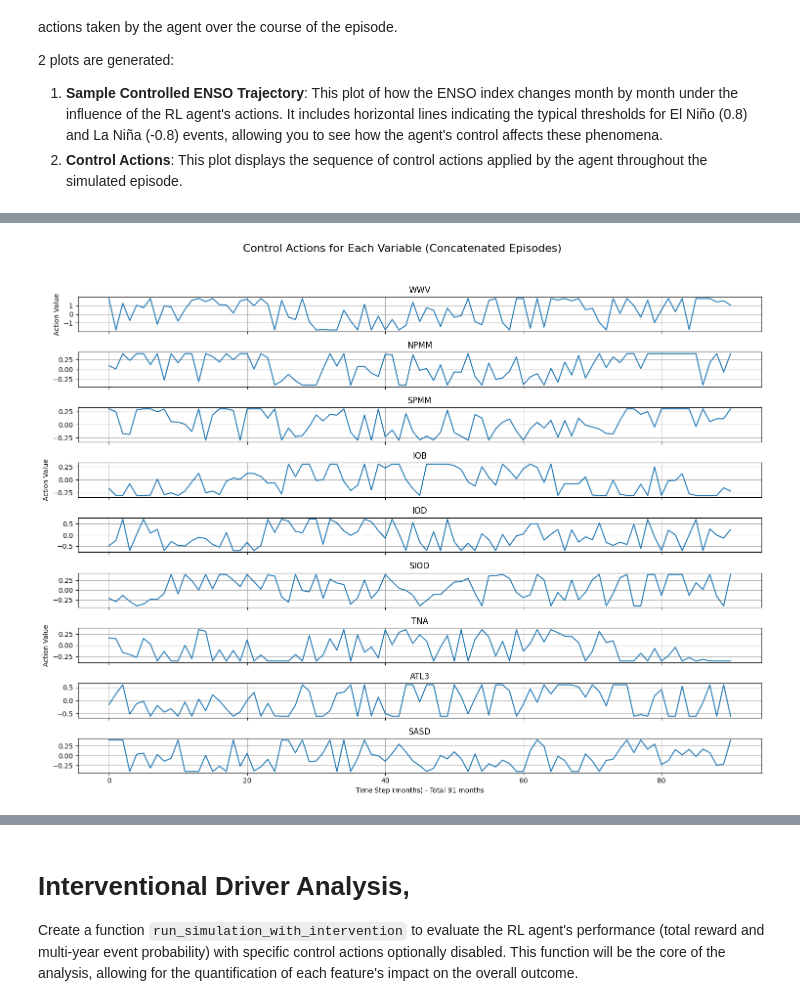
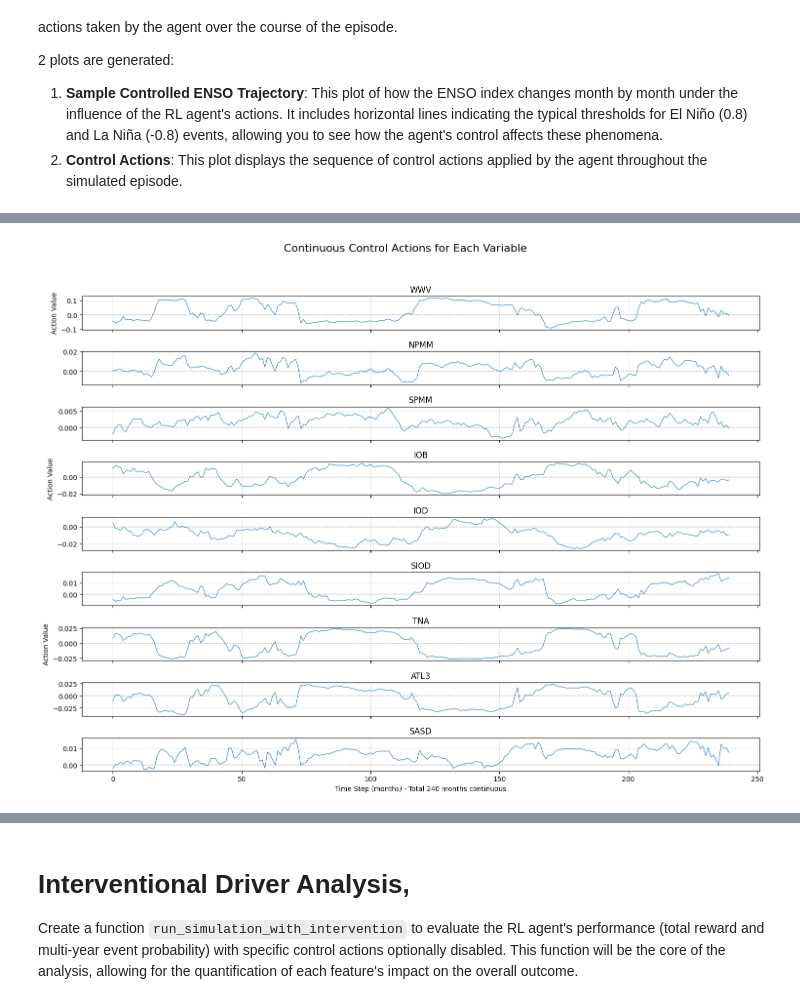
Before and after one commit to ayman-tech/enso-rl, a Jupyter notebook: enso-rl.ipynb, the cells around one changed output, grey strips where cells are left out. Drawn from its saved outputs; the diff is of its cells as text; code cells hidden in the pictures.

Commit message:
made continuous, action downscaled, added debug_mode

```diff
--- a/enso-rl.ipynb
+++ b/enso-rl.ipynb
@@ -173,8 +194,8 @@ If we are actually in March (index 2), we need the model to behave like it's Mar
 - .roll(cycle=-current_month_idx): This rotates the data list backwards. It moves the parameters at index 2 (March) to index 0.
 - Result: When the simulator reads the first item, it now finds the March parameters, ensuring the physics match the calendar.
 # %%
-debug = True
 action_scale = [1.8, 0.4, 0.3, 0.3, 0.7, 0.4, 0.35, 0.6, 0.4]
+action_scale = [round(x/12,4) for x in action_scale]
 print("Action  Scale")
 for i in range(len(action_scale)):
     print(f"{var_names[i+1]:<6} : {action_scale[i]}")
@@ -292,7 +313,7 @@ from prompt_toolkit.application import current
 #-------------------------------------------------
 #        IGNORE CELL: CREATED TO TEST xro step fn
 #-------------------------------------------------
-if debug :
+if debug_mode :
     rng = np.random.default_rng(seed=42) # Random Number Generator
 
     # 2. Define Initial State (Neutral / Mean State)
@@ -308,10 +329,10 @@ if debug :
 
     # TABLE with DEBUG MODE
     control_actions, updated_state, next_state = xro_step(
-        current_state, params, action, rng, step_idx
+        current_state, params, action, rng, step_idx, True
     )
     action_10 = np.insert(action, 0, 0)
-    data = {
+    enso_data_3Mean = {
         'Variables': var_names,
         'Action*': action_10,
         'Control_Actions': control_actions,
@@ -321,7 +342,7 @@ if debug :
     }
 
     # Create a pandas DataFrame from the dictionary
-    df_table = pd.DataFrame(data)
+    df_table = pd.DataFrame(enso_data_3Mean)
     print(df_table.to_string())
 # %% [output]
   Variables   Action*  Control_Actions  Current_State*  Updated State  Next_State
@@ -500,5 +546,5 @@ PPO Model with MLP_Policy : https://stable-baselines3.readthedocs.io/en/master/m
 # %%
-# Capture and parse verbose output into structured metrics in Tabular Format
+# CONTINUOUS TRAINING: PPO learns long-term climate control without episodic resets
 import io
 import sys
 
@@ -507,10 +553,10 @@ output_buffer = io.StringIO()
 old_stdout = sys.stdout
 sys.stdout = output_buffer
 
-# Train PPO model
-env = XROMultiYearEnv(params)
+# Train PPO model on CONTINUOUS environment (no artificial episode boundaries)
+env = XROMultiYearEnv(params, max_steps=120)  # max_steps=None for unlimited continuous training
 model_ppo = PPO("MlpPolicy", env, verbose=1)
-model_ppo.learn(total_timesteps=2_048*50)
+model_ppo.learn(total_timesteps=2_048*25)
 
 sys.stdout = old_stdout
 verbose_output = output_buffer.getvalue()
@@ -567,7 +613,7 @@ if metrics_list:
     pd.set_option('display.width', None)
 
     print("\n" + "="*180)
-    print("PPO TRAINING - VERBOSE OUTPUT PARSED INTO TABLE")
+    print("PPO CONTINUOUS TRAINING")
     print("="*180)
     print(df_verbose_metrics.to_string(index=False))
     print("="*180)
@@ -727,66 +881,54 @@ Simulates single episode using the trained Reinforcement Learning agent (model_p
 1. **Sample Controlled ENSO Trajectory**: This plot of how the ENSO index changes month by month under the influence of the RL agent's actions. It includes horizontal lines indicating the typical thresholds for El Niño (0.8) and La Niña (-0.8) events, allowing you to see how the agent's control affects these phenomena.
 2. **Control Actions**: This plot displays the sequence of control actions applied by the agent throughout the simulated episode.
 # %%
-# Plotting action trajectory
-threshold = 1.0
+# CONTINUOUS SIMULATION: No artificial episode boundaries or resets
+# This preserves the full climate history and agent's learned long-term strategies
+global threshold
+sim_data = simulate(
+    env=env,
+    agent=model_ppo,
+    no_months=240,
+    disable_control_for_idx=None,
+)
 
-num_episodes_to_simulate = 5 # TUNE
+# --- Plotting Continuous Trajectory ---
 
-enso_traj = []
-actions_data_list = []
-variables_data_list = []
-obs, _ = env.reset()
-
-for episode_num in range(num_episodes_to_simulate):
-    # obs, _ = env.reset()
-    done = False
-    while not done: # run for 1 episode (6 yrs)
-        action, _ = model_ppo.predict(obs)
-        # Apply action_scale for plotting the actual control applied
-        scaled_action = action * action_scale
-        obs, reward, done, _, _ = env.step(action)
-        enso_traj.append(obs[0]) # State[0] is ENSO index
-        actions_data_list.append(scaled_action) # Append the scaled action vector
-        variables_data_list.append(obs[:-1]) # append state vars except month
-
-actions_data = np.vstack(actions_data_list) # Convert 2d list to a single 2D np array
-variables_data = np.vstack(variables_data_list) # Convert 2d list to a single 2D np array
-
-# --- Plotting Concatenated Episodes ---
-
-# Main figure for ENSO trajectory (concatenated episodes)
+# Main figure for ENSO trajectory (CONTINUOUS - no episode breaks)
 plt.figure(figsize=(20, 8))
-plt.plot(enso_traj)
-plt.axhline(threshold, color='r', linestyle='--', label='El Nino Thr')
-plt.axhline(-threshold, color='b', linestyle='--', label='La Nina Thr')
-plt.title("Controlled ENSO Trajectory (Concatenated Episodes)")
-plt.xlabel(f"Time Step (months) - Total {len(enso_traj)} months")
+plt.plot(sim_data['enso_traj'], linewidth=1.5, label='ENSO Index (Continuous)')
+plt.axhline(threshold, color='r', linestyle='--', label='El Niño Threshold', alpha=0.7)
+plt.axhline(-threshold, color='b', linestyle='--', label='La Niña Threshold', alpha=0.7)
+plt.axhline(0, color='gray', linestyle=':', alpha=0.5)
+plt.title("Continuous ENSO Control (No Episode Boundaries)")
+plt.xlabel(f"Time Step (months) - Total {sim_data['no_months']} months continuous")
 plt.ylabel("Nino34 Index")
-plt.grid(True)
+plt.legend(loc='upper right')
+plt.grid(True, alpha=0.3)
 plt.tight_layout()
 plt.show()
 
-# Create a figure for all action variables in separate subplots (concatenated episodes)
-num_actions = actions_data.shape[1] # Get number of actions from the concatenated array
+# Create a figure for all action variables in separate subplots (CONTINUOUS)
+num_actions = sim_data['actions_traj'].shape[1] # Get number of actions from the continuous array
 fig2, axes = plt.subplots(nrows=9, ncols=1, figsize=(15, 12), sharex=True)
-fig2.suptitle("Control Actions for Each Variable (Concatenated Episodes)", fontsize=16)
+fig2.suptitle("Continuous Control Actions for Each Variable", fontsize=16)
 
 axes = axes.flatten() # Flatten the array of axes for easy iteration
 
 for i in range(num_actions):
-    axes[i].plot(actions_data[:, i]) # Plot from the concatenated array
+    axes[i].plot(sim_data['actions_traj'][:, i], linewidth=0.8) # Plot from the continuous array
     axes[i].set_title(f'{var_names[i+1]}') # Using var_names for titles
-    axes[i].grid(True)
-    if i == num_actions-1: # Add x-label only for bottom row plots (assuming 9 plots, bottom row starts at index 6)
-        axes[i].set_xlabel(f"Time Step (months) - Total {len(enso_traj)} months")
+    axes[i].grid(True, alpha=0.3)
+    axes[i].axhline(0, color='gray', linestyle=':', alpha=0.5)
+    if i == num_actions-1: # Add x-label only for bottom row plots
+        axes[i].set_xlabel(f"Time Step (months) - Total {sim_data['no_months']} months continuous")
     if i % 3 == 0: # Add y-label only for left-most column plots
         axes[i].set_ylabel("Action Value")
 
-# Hide any unused subplots (not strictly necessary if nrows=num_actions and ncols=1, but good practice)
+# Hide any unused subplots
 for j in range(num_actions, len(axes)):
-    if j < len(axes): # Ensure index is within bounds before deleting
+    if j < len(axes):
         fig2.delaxes(axes[j])
 
-plt.tight_layout(rect=[0, 0.03, 1, 0.95]) # Adjust layout to prevent title overlap
+plt.tight_layout(rect=[0, 0.03, 1, 0.95])
 plt.show()
 # %% [output]
@@ -794,4 +941,4 @@ plt.show()
-[figure, old version]
+[figure, new version]
 # %%
 # --- Plotting Concatenated Episodes ---
 
```
Also changed, not shown: parts of 38 cells of this notebook.
